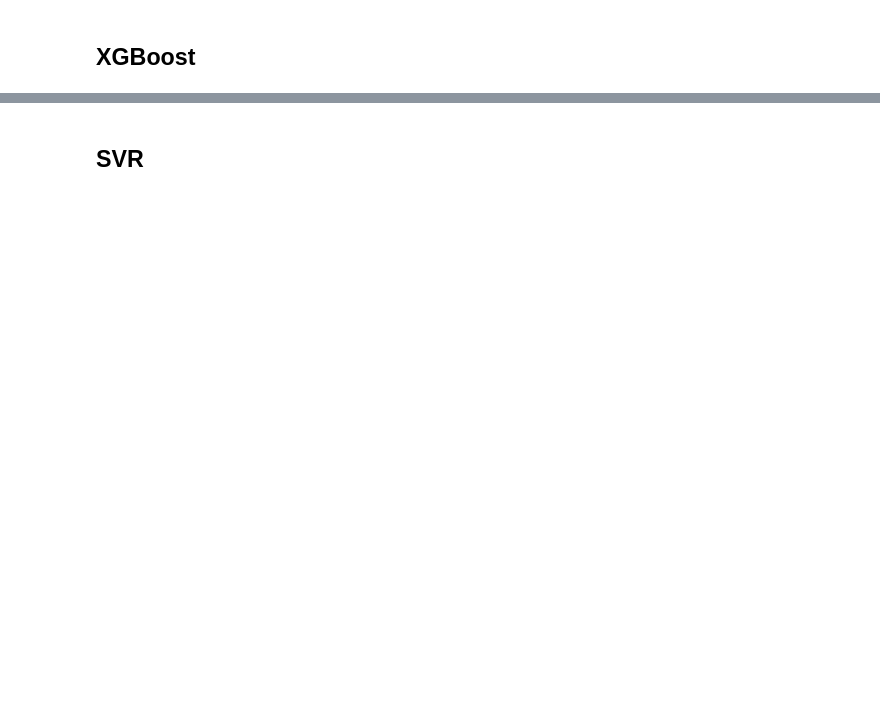
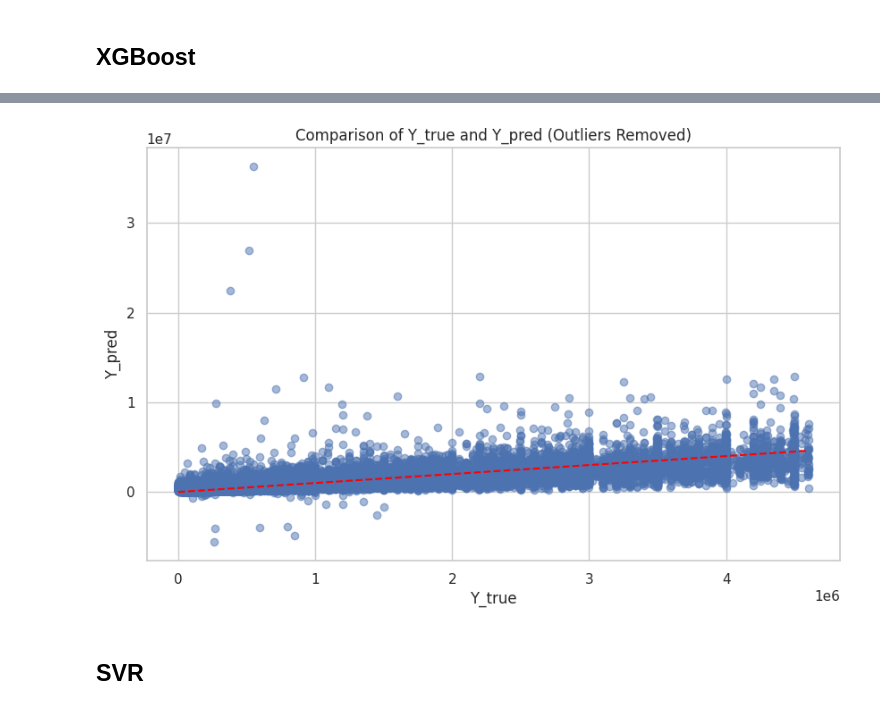
Before and after one commit to Deptage/data_mining_project, a Jupyter notebook: src/Data_Mining_Project.ipynb, the cells around one changed output, grey strips where cells are left out. Drawn from its saved outputs; the diff is of its cells as text; code cells hidden in the pictures; blank space fills up the shorter version.

```diff
--- a/src/Data_Mining_Project.ipynb
+++ b/src/Data_Mining_Project.ipynb
@@ -648,3 +674,33 @@ R-squared: 0.17612296983431153
+# %%
+# prompt: I want a chart to compare Y_true and Y pred but delete outliers first
+
+import matplotlib.pyplot as plt
+import numpy as np
+
+# Assuming y_test and y_pred are already defined from your code
+# Calculate Z-scores for outlier detection
+z_scores = np.abs(stats.zscore(y_test))
+
+# Define a threshold for outliers (e.g., Z-score > 3)
+threshold = 3
+
+# Filter out outliers
+filtered_indices = np.where(z_scores < threshold)
+y_test_filtered = y_test.iloc[filtered_indices]
+y_pred_filtered = y_pred[filtered_indices]
+
+# Create the chart
+plt.figure(figsize=(10, 6))
+plt.scatter(y_test_filtered, y_pred_filtered, alpha=0.5)
+plt.plot([min(y_test_filtered), max(y_test_filtered)], [min(y_test_filtered), max(y_test_filtered)], color='red', linestyle='--')  # Add a diagonal line for reference
+
+plt.xlabel('Y_true')
+plt.ylabel('Y_pred')
+plt.title('Comparison of Y_true and Y_pred (Outliers Removed)')
+plt.grid(True)
+plt.show()
+# %% [output]
+[figure, added]
 # %% [markdown]
 ## SVR
 # %%
```
Also changed, not shown: parts of 10 cells of this notebook.
